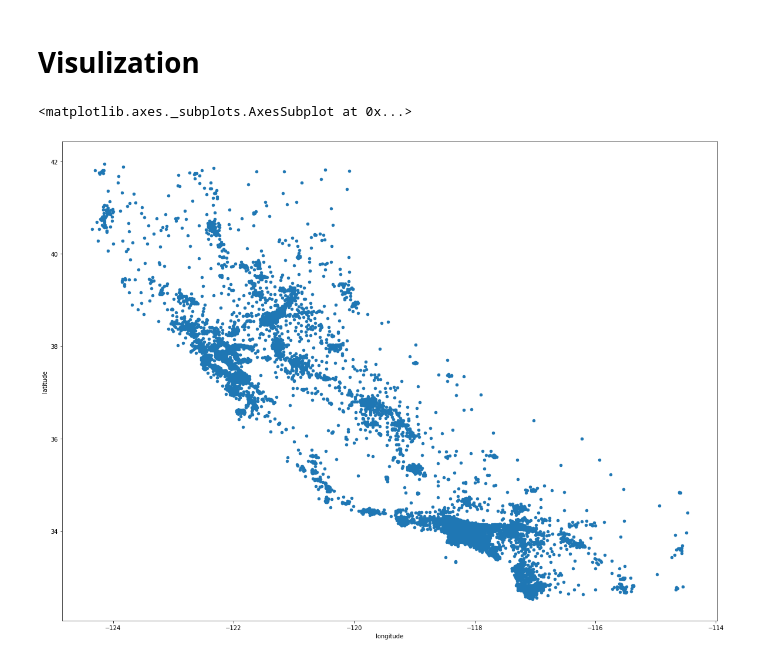
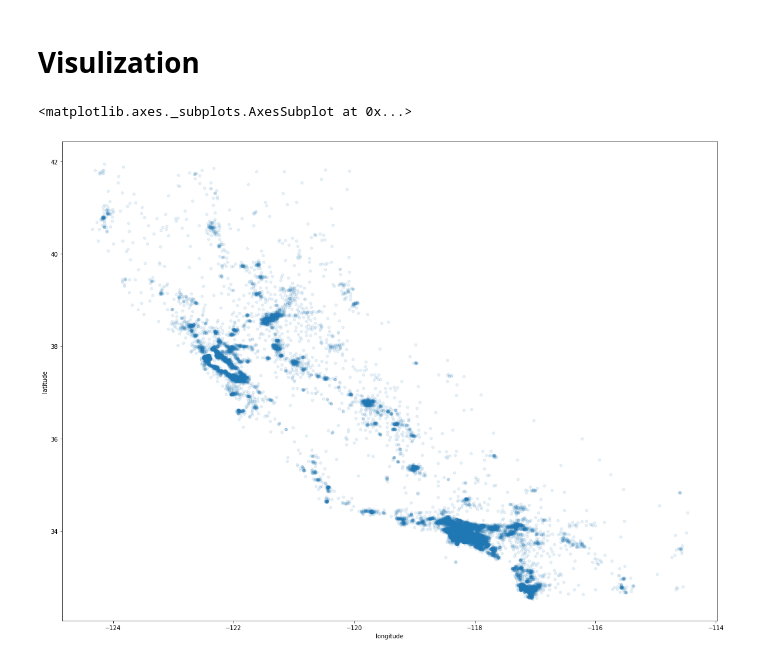
Before and after one commit to bthakr1/tensorflow, a Jupyter notebook: download.ipynb, the cells around one changed output. Cells and saved outputs as stored; diff of their text form; code cells hidden in the pictures.

```diff
--- a/download.ipynb
+++ b/download.ipynb
@@ -190,8 +190,9 @@ housing['income_cat'].value_counts().hist(figsize=(20,15))
 # Visulization
 # %%
 # geographical
+# added alpha to make plot thicker
 
-housing.plot(kind="scatter", x = "longitude", y = "latitude", figsize=(20,15))
+housing.plot(kind="scatter", x = "longitude", y = "latitude", figsize=(20,15), alpha=0.1)
 # %% [output]
 <matplotlib.axes._subplots.AxesSubplot at 0x...>
-[figure, old version]
+[figure, new version]
```
